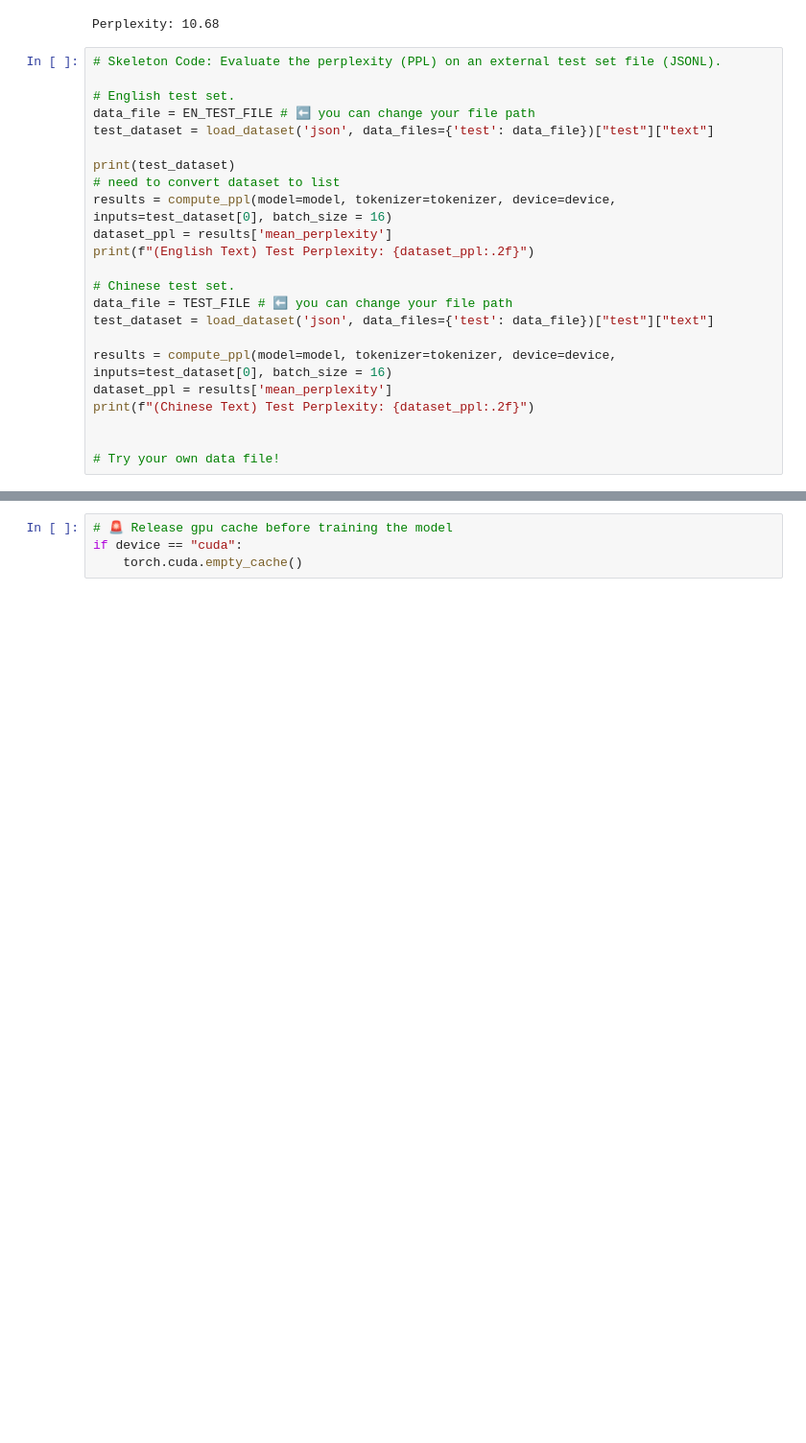
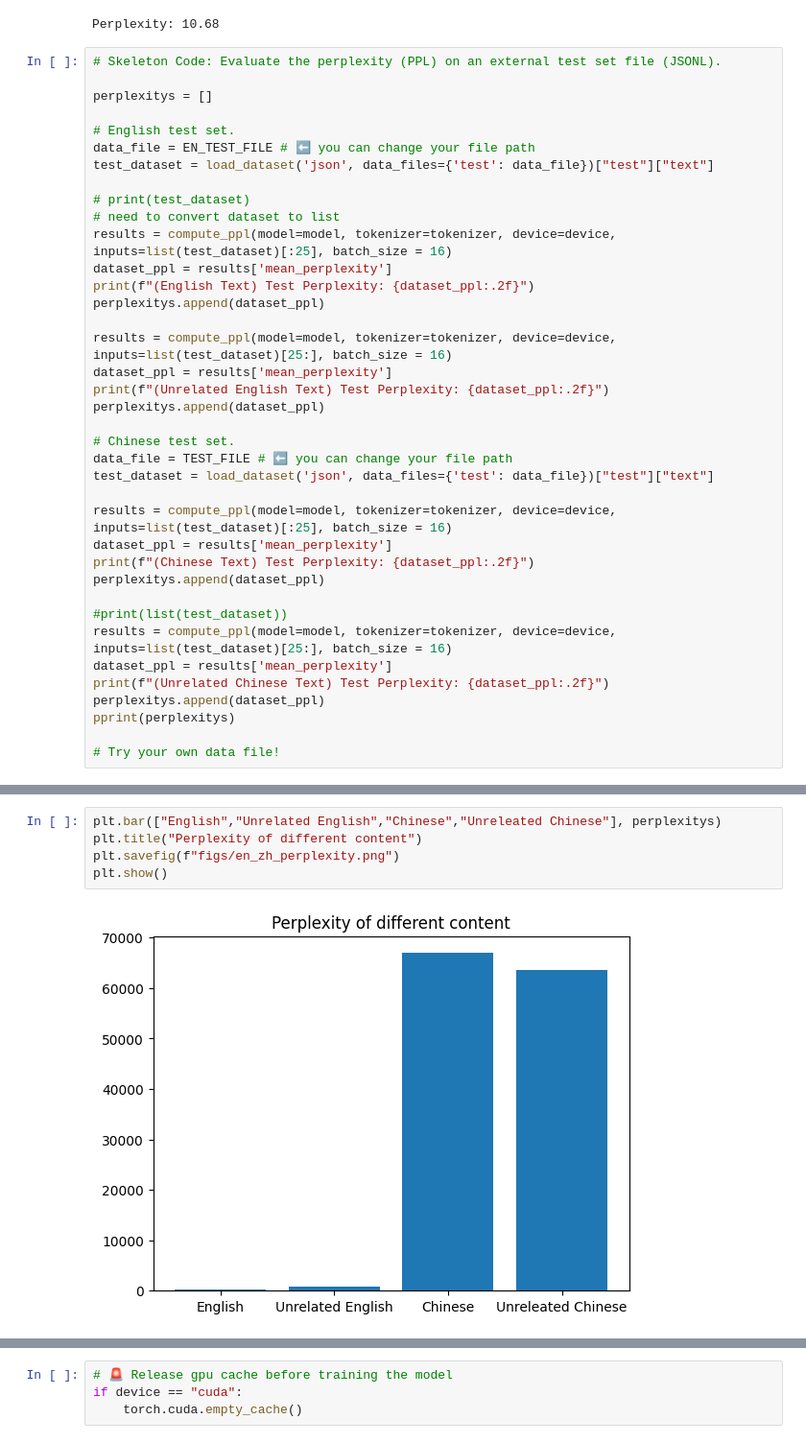
Before and after one commit to Sandoleathy/CISC7021-Applied-NLP-Assignment1, a Jupyter notebook: Tiny Llama-2.ipynb, the cells around one changed output, grey strips where cells are left out. Shown at 96% size. Drawn from its saved outputs; the diff is of its cells as text; blank space fills up the shorter version.

```diff
--- a/Tiny Llama-2.ipynb
+++ b/Tiny Llama-2.ipynb
@@ -797,25 +742,40 @@ print(f"Perplexity: {dataset_ppl:.2f}")
 Perplexity: 10.68
 # %%
 # Skeleton Code: Evaluate the perplexity (PPL) on an external test set file (JSONL).
+
+perplexitys = []
 
 # English test set.
 data_file = EN_TEST_FILE # ⬅️ you can change your file path
 test_dataset = load_dataset('json', data_files={'test': data_file})["test"]["text"]
 
-print(test_dataset)
+# print(test_dataset)
 # need to convert dataset to list
-results = compute_ppl(model=model, tokenizer=tokenizer, device=device, inputs=test_dataset[0], batch_size = 16)
+results = compute_ppl(model=model, tokenizer=tokenizer, device=device, inputs=list(test_dataset)[:25], batch_size = 16)
 dataset_ppl = results['mean_perplexity']
 print(f"(English Text) Test Perplexity: {dataset_ppl:.2f}")
+perplexitys.append(dataset_ppl)
+
+results = compute_ppl(model=model, tokenizer=tokenizer, device=device, inputs=list(test_dataset)[25:], batch_size = 16)
+dataset_ppl = results['mean_perplexity']
+print(f"(Unrelated English Text) Test Perplexity: {dataset_ppl:.2f}")
+perplexitys.append(dataset_ppl)
 
 # Chinese test set.
 data_file = TEST_FILE # ⬅️ you can change your file path
 test_dataset = load_dataset('json', data_files={'test': data_file})["test"]["text"]
 
-results = compute_ppl(model=model, tokenizer=tokenizer, device=device, inputs=test_dataset[0], batch_size = 16)
+results = compute_ppl(model=model, tokenizer=tokenizer, device=device, inputs=list(test_dataset)[:25], batch_size = 16)
 dataset_ppl = results['mean_perplexity']
 print(f"(Chinese Text) Test Perplexity: {dataset_ppl:.2f}")
+perplexitys.append(dataset_ppl)
 
+#print(list(test_dataset))
+results = compute_ppl(model=model, tokenizer=tokenizer, device=device, inputs=list(test_dataset)[25:], batch_size = 16)
+dataset_ppl = results['mean_perplexity']
+print(f"(Unrelated Chinese Text) Test Perplexity: {dataset_ppl:.2f}")
+perplexitys.append(dataset_ppl)
+pprint(perplexitys)
 
 # Try your own data file!
 # %% [output]
@@ -824,0 +787,7 @@ Column(['Once upon a time, a small fox found a glowing key beneath an old oak tr
+# %%
+plt.bar(["English","Unrelated English","Chinese","Unreleated Chinese"], perplexitys)
+plt.title("Perplexity of different content")
+plt.savefig(f"figs/en_zh_perplexity.png")
+plt.show()
+# %% [output]
+[figure, added]
```
Also changed, not shown: parts of 68 cells of this notebook, 3 other files.
